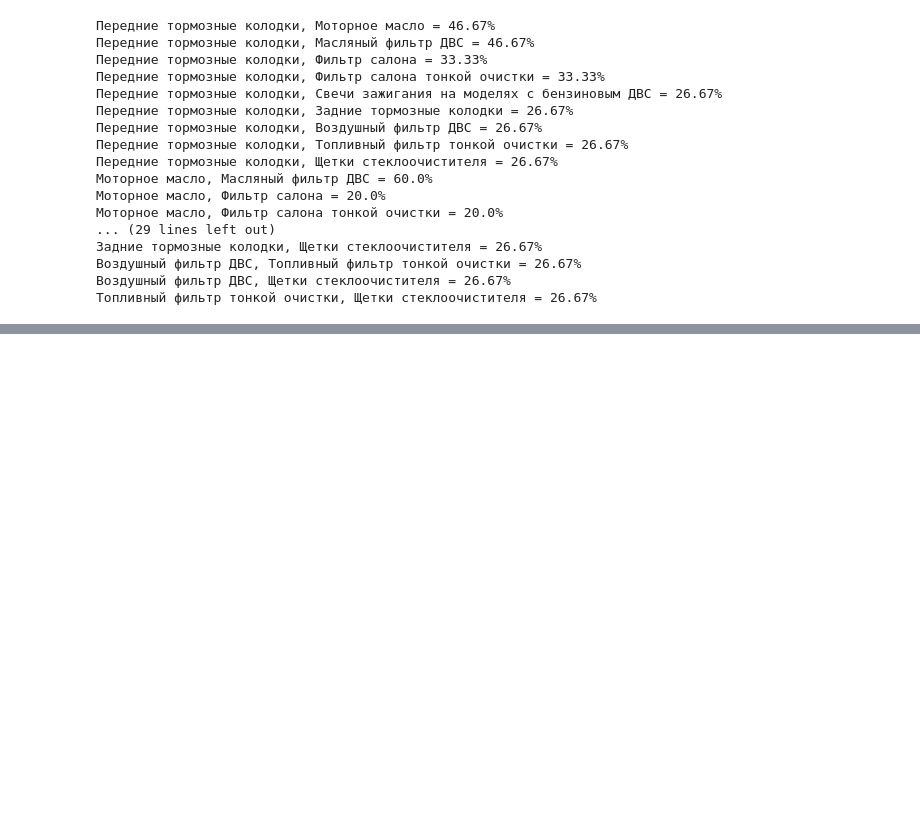
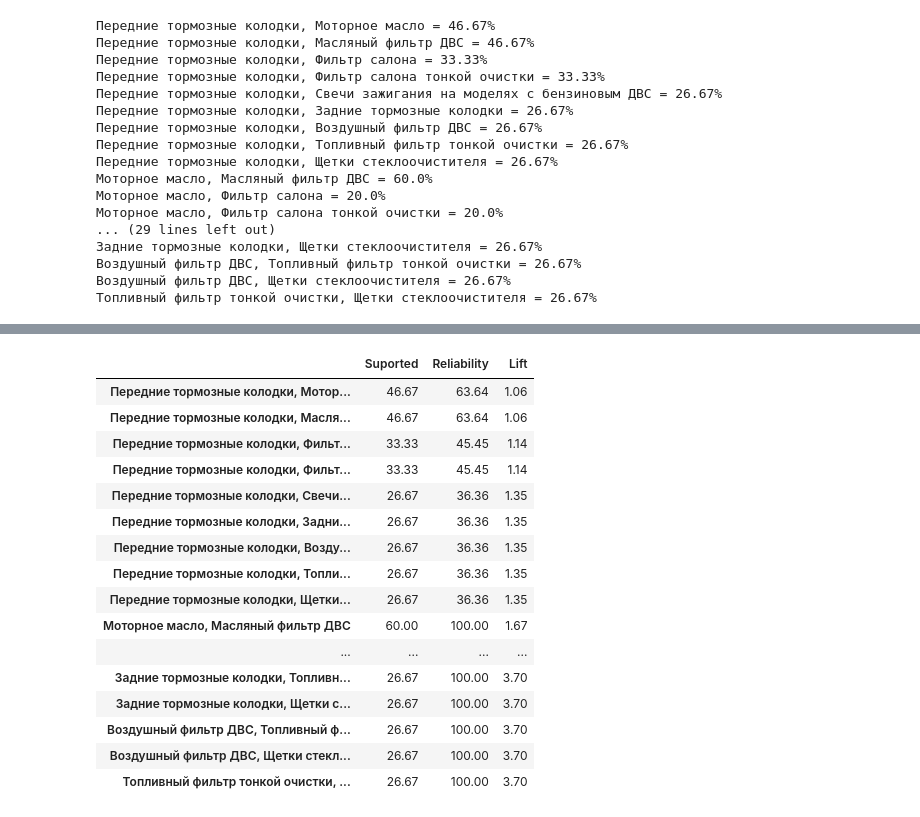
Before and after one commit to FilippYV/Firs_task_Zeleznyak, a Jupyter notebook: Complete.ipynb, the cells around one changed output, grey strips where cells are left out. Cells and saved outputs as stored; diff of their text form; code cells hidden in the pictures; blank space fills up the shorter version.

```diff
--- a/Complete.ipynb
+++ b/Complete.ipynb
@@ -295,0 +314,20 @@ for i in range(len(lift_mass_two_product)):
+# %%
+Dataframe
+# %% [output]
+|  | Suported | Reliability | Lift |
+| Передние тормозные колодки, Мотор... | 46.67 | 63.64 | 1.06 |
+| Передние тормозные колодки, Масля... | 46.67 | 63.64 | 1.06 |
+| Передние тормозные колодки, Фильт... | 33.33 | 45.45 | 1.14 |
+| Передние тормозные колодки, Фильт... | 33.33 | 45.45 | 1.14 |
+| Передние тормозные колодки, Свечи... | 26.67 | 36.36 | 1.35 |
+| Передние тормозные колодки, Задни... | 26.67 | 36.36 | 1.35 |
+| Передние тормозные колодки, Возду... | 26.67 | 36.36 | 1.35 |
+| Передние тормозные колодки, Топли... | 26.67 | 36.36 | 1.35 |
+| Передние тормозные колодки, Щетки... | 26.67 | 36.36 | 1.35 |
+| Моторное масло, Масляный фильтр ДВС | 60.00 | 100.00 | 1.67 |
+| ... | ... | ... | ... |
+| Задние тормозные колодки, Топливн... | 26.67 | 100.00 | 3.70 |
+| Задние тормозные колодки, Щетки с... | 26.67 | 100.00 | 3.70 |
+| Воздушный фильтр ДВС, Топливный ф... | 26.67 | 100.00 | 3.70 |
+| Воздушный фильтр ДВС, Щетки стекл... | 26.67 | 100.00 | 3.70 |
+| Топливный фильтр тонкой очистки, ... | 26.67 | 100.00 | 3.70 |
```
Also changed, not shown: parts of 4 cells of this notebook.
